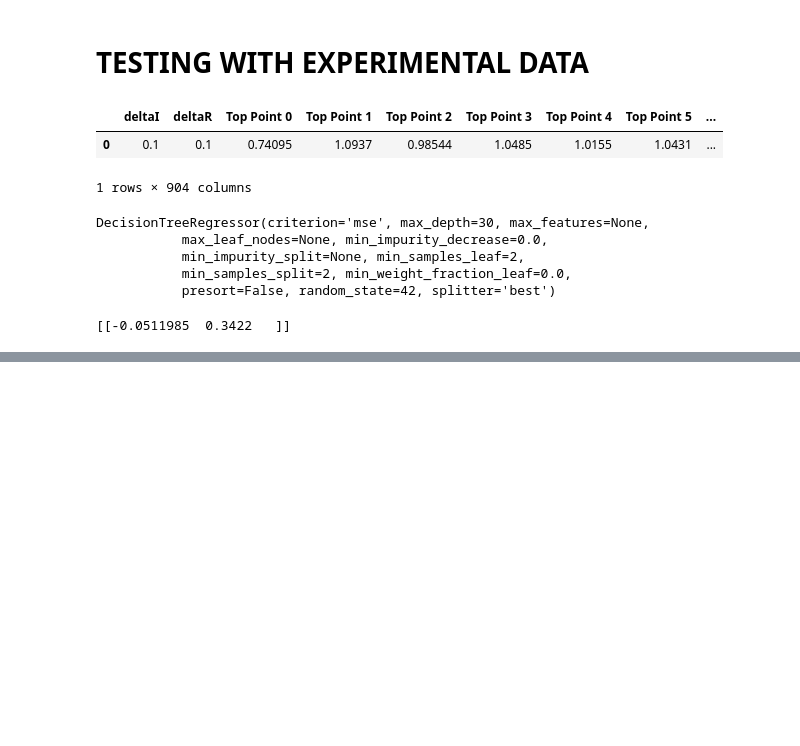
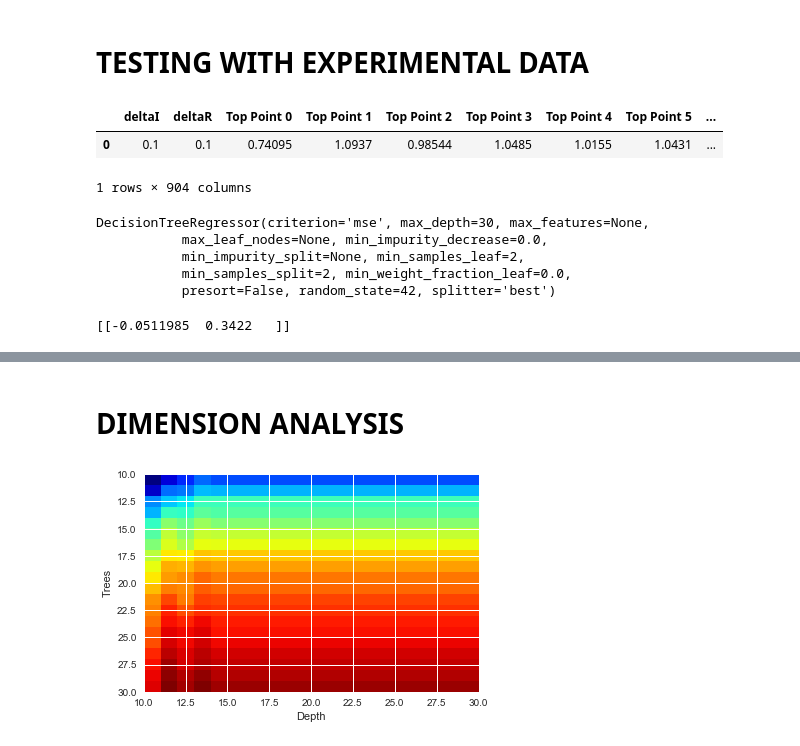
Before and after one commit to Lcollins91/DS_ResearchProject_ND, a Jupyter notebook: Graphene_Spec_Models.ipynb, the cells around one changed output, grey strips where cells are left out. Drawn from its saved outputs; the diff is of its cells as text; code cells hidden in the pictures; blank space fills up the shorter version.

```diff
--- a/Graphene_Spec_Models.ipynb
+++ b/Graphene_Spec_Models.ipynb
@@ -266,0 +267,47 @@ print(predict_RF_exp)
+# %% [markdown]
+# DIMENSION ANALYSIS
+# %%
+# Random Forest
+
+from mpl_toolkits.mplot3d import Axes3D
+import matplotlib.pyplot as plt
+from matplotlib import cm
+from matplotlib.ticker import LinearLocator, FormatStrFormatter
+import numpy as np
+#####################
+from sklearn.ensemble import RandomForestRegressor
+rs = 42
+min_trees = 10
+max_trees = 30
+tree_range = max_trees - min_trees
+min_depth = 10
+max_depth = 30
+depth_range = max_depth - min_depth
+myRsquared_list = []
+depth_list = []
+width_list = []
+for n_estimator in range (min_trees, max_trees):
+    for maxDepth in range (min_depth, max_depth):
+        regr_rf = RandomForestRegressor(max_depth = maxDepth,  random_state=rs, n_estimators = n_estimator)
+        maxDepth = maxDepth
+        n_estimator = n_estimator
+        regr_rf.fit(points_train, deltas_train)
+        predict = pd.DataFrame(regr_rf.predict(points_test), columns = ['deltaI', 'deltaR'])
+        myRsquared = r2_score(deltas_test,predict)
+        myRsquared_list = np.append(myRsquared_list, [myRsquared])
+depth_list = np.linspace(min_depth, max_depth, depth_range)
+width_list = np.linspace(min_trees, max_trees, tree_range)
+myRsquared_list = np.reshape(myRsquared_list, (len(width_list), len(depth_list)))
+# %%
+# Create Meshgrid for Plotting
+X, Y = np.meshgrid(depth_list, width_list)
+myRsquared_list = np.flipud(myRsquared_list)
+Z = myRsquared_list
+
+#Plot the surface.
+plt.imshow(Z, cmap=cm.jet, extent =[min_depth, max_depth, max_trees, min_trees], interpolation = 'None', aspect = 'auto')
+plt.xlabel('Depth')
+plt.ylabel('Trees')
+plt.show()
+# %% [output]
+[figure, added]
```
Also changed, not shown: parts of 7 cells of this notebook, 2 other files.
